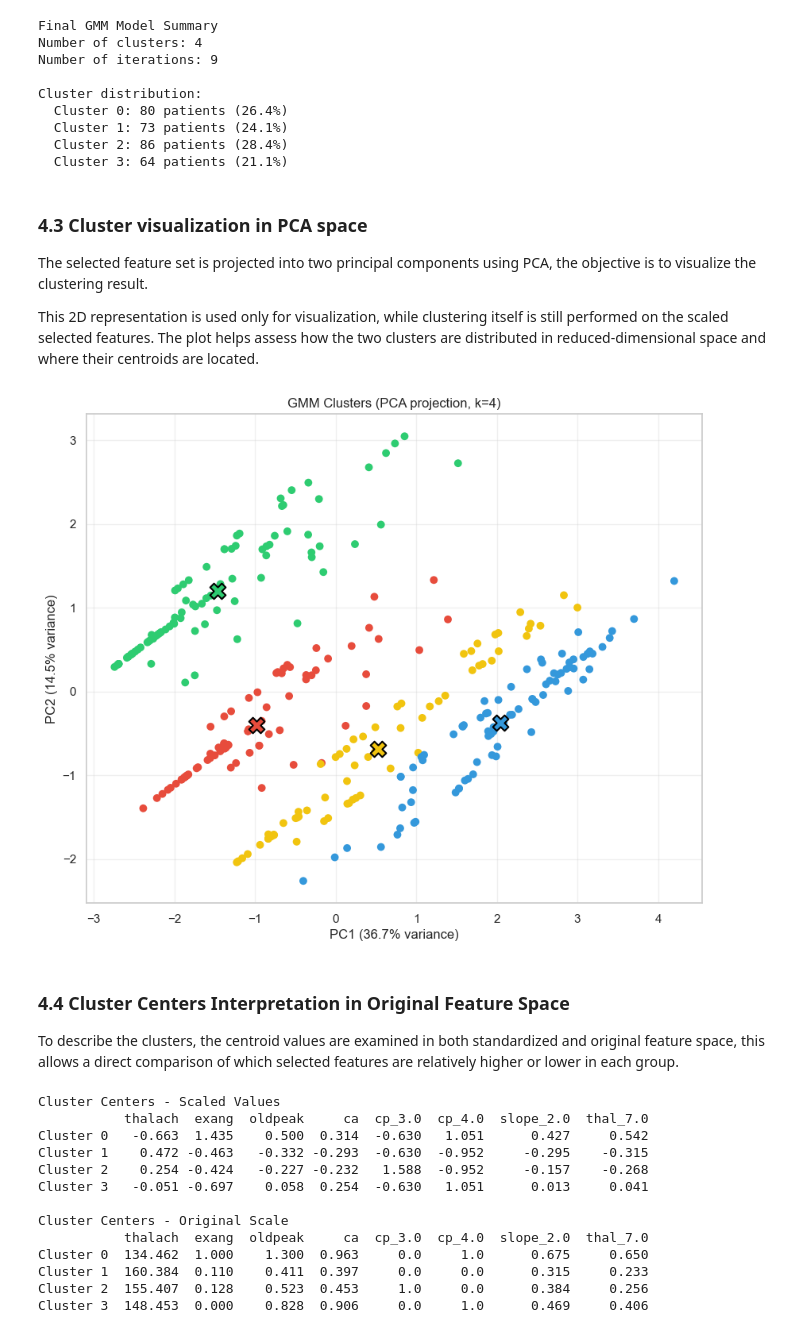
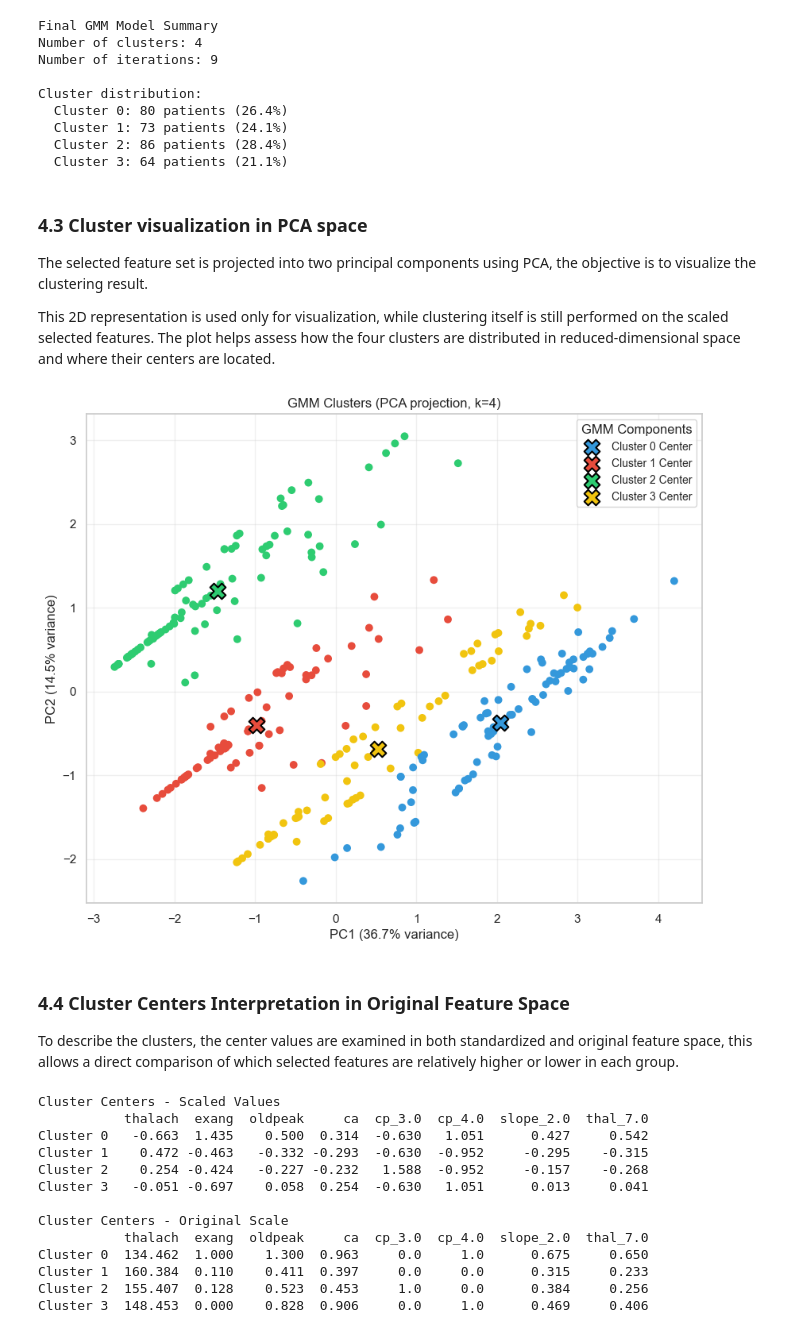
Before and after one commit to harasarahh/machine-learning-projects, a Jupyter notebook: ML_assignment1.ipynb, the cells around one changed output. Cells and saved outputs as stored; diff of their text form; code cells hidden in the pictures.

```diff
--- a/ML_assignment1.ipynb
+++ b/ML_assignment1.ipynb
@@ -1055,8 +1059,8 @@ base_colors = np.array([
 pca = PCA(n_components=2)
 X_pca = pca.fit_transform(X_final_scaled)
 
-# Create figure with 2 rows, 5 columns
-fig, axes = plt.subplots(3, 4, figsize=(20,15))
+# Create figure with 3 rows and 3 columns
+fig, axes = plt.subplots(3, 3, figsize=(20,20))
 axes = axes.flatten()  # Flatten to iterate easily
 
 for idx, k in enumerate(range(2, 11)):
@@ -1148,7 +1150,7 @@ Cluster distribution:
 
 The selected feature set is projected into two principal components using PCA, the objective is to visualize the clustering result.
 
-This 2D representation is used only for visualization, while clustering itself is still performed on the scaled selected features. The plot helps assess how the two clusters are distributed in reduced-dimensional space and where their centroids are located.
+This 2D representation is used only for visualization, while clustering itself is still performed on the scaled selected features. The plot helps assess how the four clusters are distributed in reduced-dimensional space and where their centers are located.
 # %%
 # Probabilities of belonging to each cluster
 probs = final_gmm.predict_proba(X_final_scaled)  # shape (n_samples, n_clusters)
@@ -1179,38 +1181,40 @@ colors_rgb = colors_rgb.astype(float)
 
 # Plot
 plt.figure(figsize=(10, 8))
 plt.scatter(
     X_pca[:, 0],
     X_pca[:, 1],
     color=colors_rgb,
     s=50,
     edgecolors='none'  # remove white edges to see gradient
 )
 
 # Optional: plot cluster means
 centers_pca = pca.transform(final_gmm.means_)
 
 # Plot each cluster center with its base color
 for i, center in enumerate(centers_pca):
     plt.scatter(center[0], center[1],
                 c=[base_colors[i]],  # use the cluster color
                 marker='X',
                 s=200,
                 edgecolors='black',
                 linewidth=1.5,
                 label=f'Cluster {i} Center')
 
+plt.legend(title="GMM Components", fontsize=10)
+
 plt.xlabel(f"PC1 ({pca.explained_variance_ratio_[0]*100:.1f}% variance)")
 plt.ylabel(f"PC2 ({pca.explained_variance_ratio_[1]*100:.1f}% variance)")
 plt.title(f"GMM Clusters (PCA projection, k={best_k})")
 plt.grid(True, alpha=0.3)
 plt.show()
 # %% [output]
-[figure, old version]
+[figure, new version]
 # %% [markdown]
 ### 4.4 Cluster Centers Interpretation in Original Feature Space
 
-To describe the clusters, the centroid values are examined in both standardized and original feature space, this allows a direct comparison of which selected features are relatively higher or lower in each group.
+To describe the clusters, the center values are examined in both standardized and original feature space, this allows a direct comparison of which selected features are relatively higher or lower in each group.
 # %%
 component_centers = final_gmm.means_
 component_centers_original = scaler_final.inverse_transform(final_gmm.means_)
```
Also changed, not shown: parts of 13 cells of this notebook.
